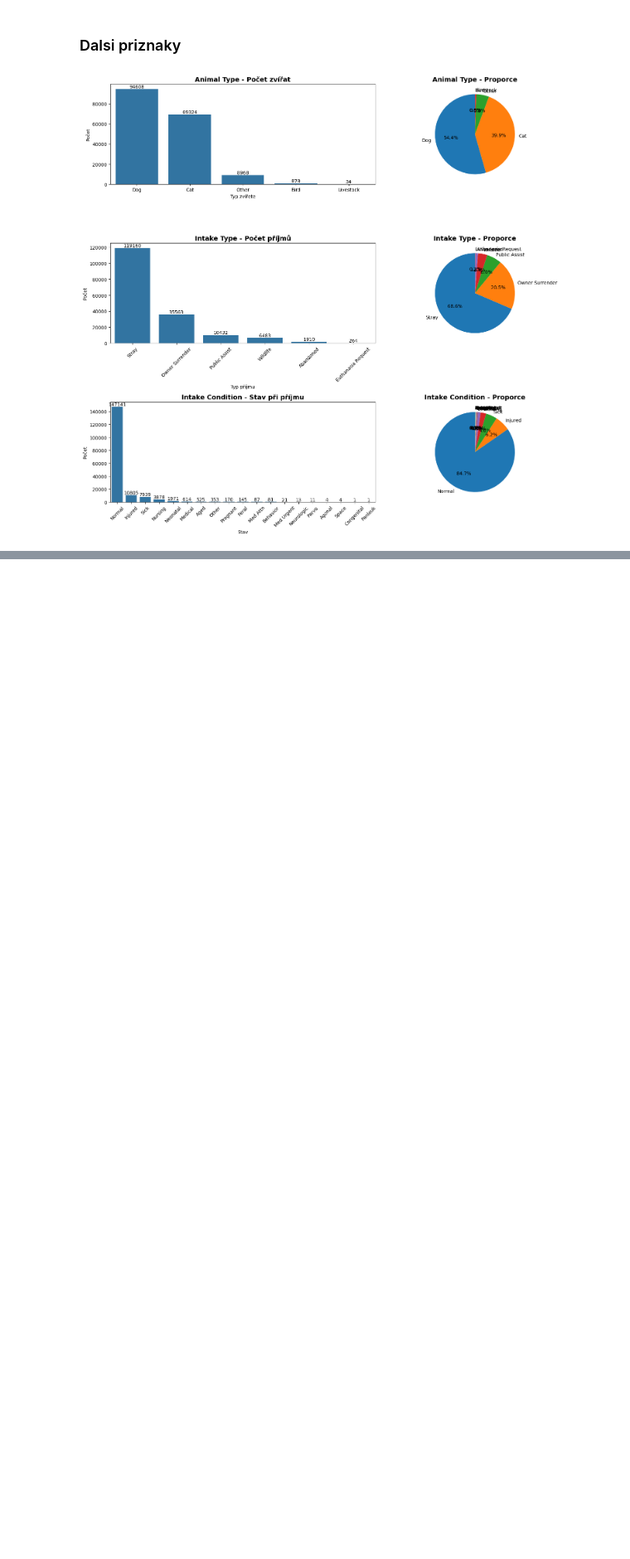
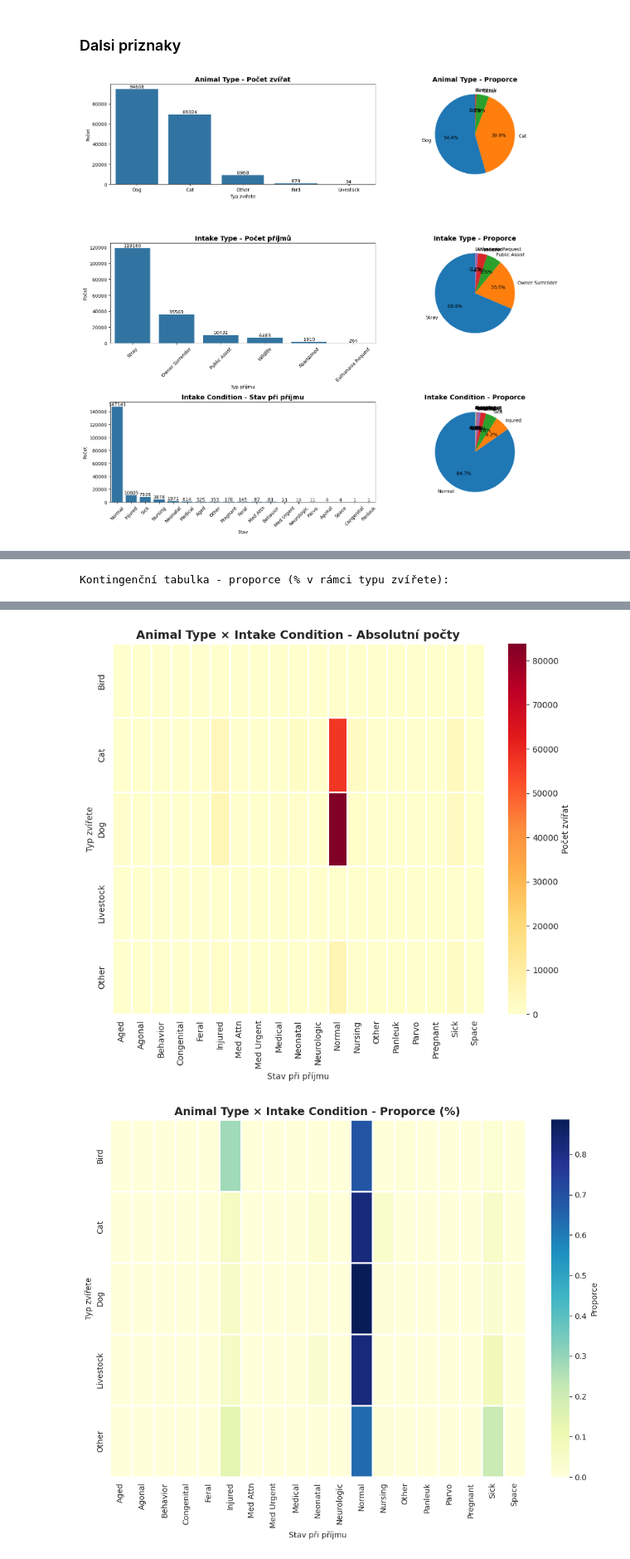
Before and after one commit to stasbebra2006/BI-VIZ, a Jupyter notebook: hms/hm01/01/hm01-prime.ipynb, the cells around one changed output, grey strips where cells are left out. Shown at 83% size. Drawn from its saved outputs; the diff is of its cells as text; code cells hidden in the pictures; blank space fills up the shorter version.

```diff
--- a/hms/hm01/01/hm01-prime.ipynb
+++ b/hms/hm01/01/hm01-prime.ipynb
@@ -628,0 +752,55 @@ plt.show()
+# %%
+# Bivariační analýza: Animal Type vs Intake Condition
+sns.set_style("darkgrid")
+# Kontingenční tabulka (crosstab)
+crosstab = pd.crosstab(intakes['Animal Type'],
+                       intakes['Intake Condition'],
+                       margins=True)
+
+print("Kontingenční tabulka - absolutní četnosti:")
+display(crosstab)
+
+# Normalizovaná tabulka (proporce)
+crosstab_norm = pd.crosstab(intakes['Animal Type'],
+                            intakes['Intake Condition'],
+                            normalize='index')  # Řádkové procenta
+
+print("\nKontingenční tabulka - proporce (% v rámci typu zvířete):")
+display(crosstab_norm.round(3))
+
+# Vizualizace - Heatmap
+fig, axes = plt.subplots(figsize=(10, 8))
+
+# Heatmap 1: Absolutní četnosti
+sns.heatmap(crosstab.iloc[:-1, :-1],  # Bez margins
+            annot=False,
+            fmt='g',
+            cmap='YlOrRd',
+            linewidths=1,
+            ax=axes,
+            linecolor='white',
+            cbar_kws={'label': 'Počet zvířat'})
+axes.set_title('Animal Type × Intake Condition - Absolutní počty',
+                  fontsize=14, fontweight='bold')
+axes.set_xlabel('Stav při příjmu')
+axes.set_ylabel('Typ zvířete')
+
+fig, axes = plt.subplots(figsize=(10, 8))
+# Heatmap 2: Proporce
+sns.heatmap(crosstab_norm,
+            annot=False,
+            fmt='.2%',
+            cmap='YlGnBu',
+            linewidths=1,
+            ax=axes,
+            linecolor='white',
+            cbar_kws={'label': 'Proporce'})
+axes.set_title('Animal Type × Intake Condition - Proporce (%)',
+                  fontsize=14, fontweight='bold')
+axes.set_xlabel('Stav při příjmu')
+axes.set_ylabel('Typ zvířete')
+
+# plt.grid(True)
+plt.tight_layout()
+plt.show()
+# %% [output]
@@ -628,0 +816 @@ plt.show()
+Kontingenční tabulka - proporce (% v rámci typu zvířete):
@@ -628,0 +824,2 @@ plt.show()
+[figure, added]
+[figure, added]
```
Also changed, not shown: parts of 10 cells of this notebook, 1 other file.
